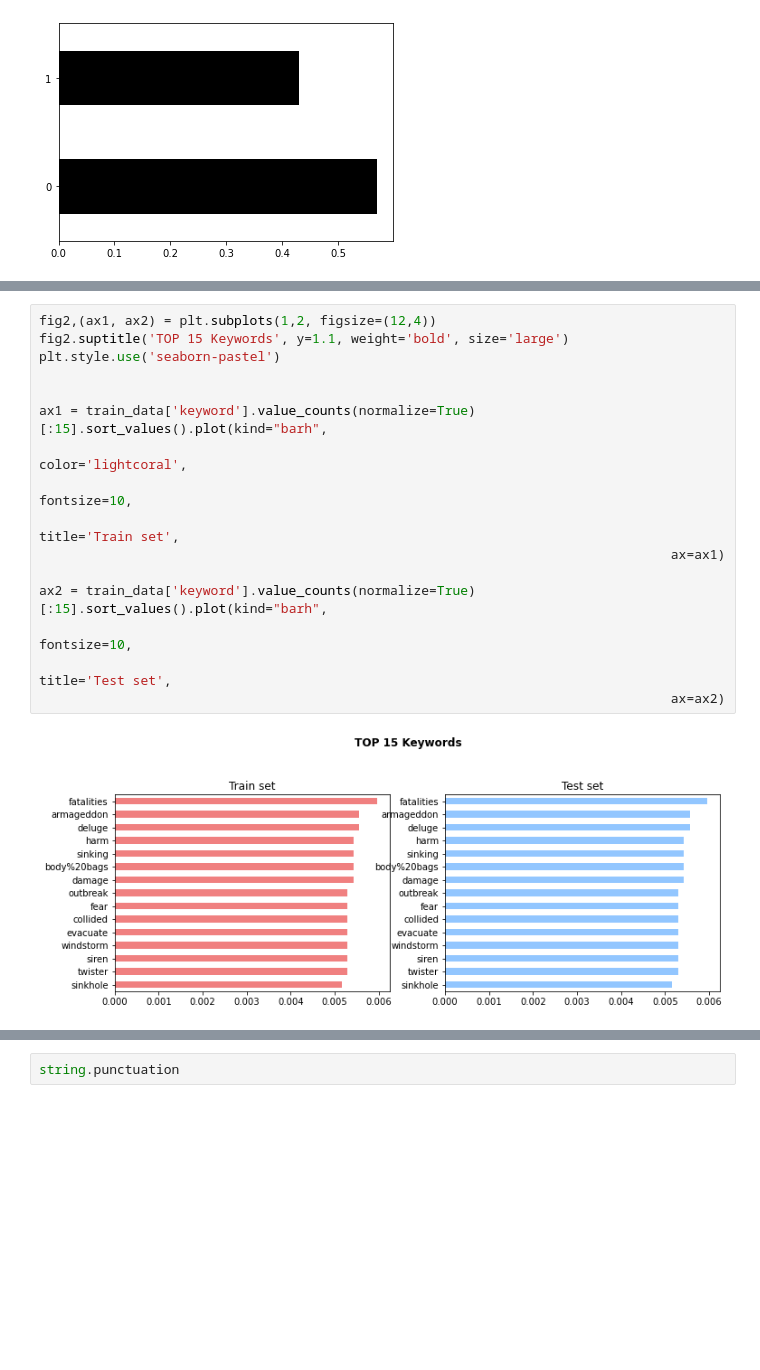
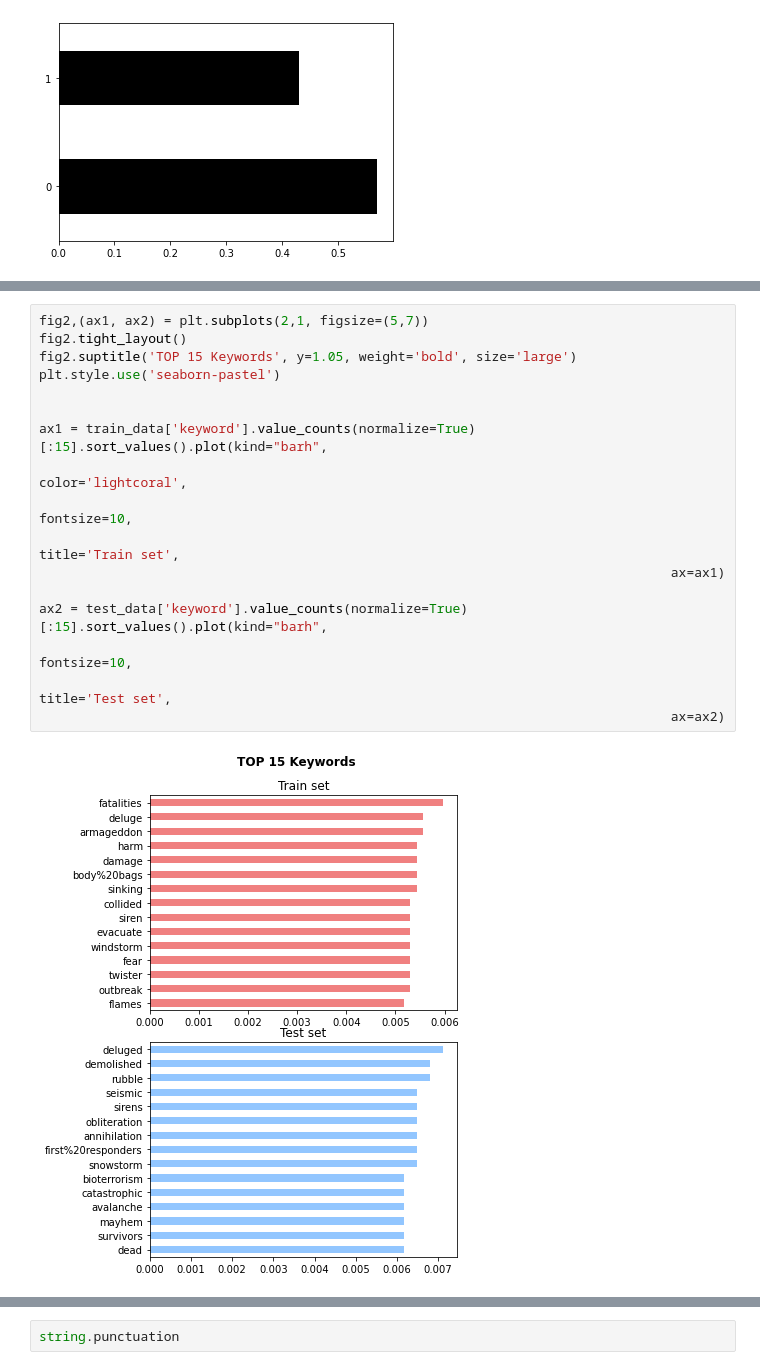
Before and after one commit to raissalohanna/DataLab-FinalProject, a Jupyter notebook: NLP Tweet Disaster.ipynb, the cells around one changed output, grey strips where cells are left out. Drawn from its saved outputs; the diff is of its cells as text; blank space fills up the shorter version.

```diff
--- a/NLP Tweet Disaster.ipynb
+++ b/NLP Tweet Disaster.ipynb
@@ -127,20 +124,21 @@ In a crazy genius mind      1
 Name: location, Length: 3341, dtype: int64
 # %%
-fig2,(ax1, ax2) = plt.subplots(1,2, figsize=(12,4))
-fig2.suptitle('TOP 15 Keywords', y=1.1, weight='bold', size='large')
+fig2,(ax1, ax2) = plt.subplots(2,1, figsize=(5,7))
+fig2.tight_layout()
+fig2.suptitle('TOP 15 Keywords', y=1.05, weight='bold', size='large')
 plt.style.use('seaborn-pastel')
 
 
 ax1 = train_data['keyword'].value_counts(normalize=True)[:15].sort_values().plot(kind="barh",
                                                                                  color='lightcoral',
                                                                                  fontsize=10,
                                                                                  title='Train set',
                                                                                  ax=ax1)
 
-ax2 = train_data['keyword'].value_counts(normalize=True)[:15].sort_values().plot(kind="barh",
+ax2 = test_data['keyword'].value_counts(normalize=True)[:15].sort_values().plot(kind="barh",
                                                                                  fontsize=10,
                                                                                  title='Test set',
                                                                                  ax=ax2)
 # %% [output]
-[figure, old version]
+[figure, new version]
 # %%
```
Also changed, not shown: parts of 88 cells of this notebook.
